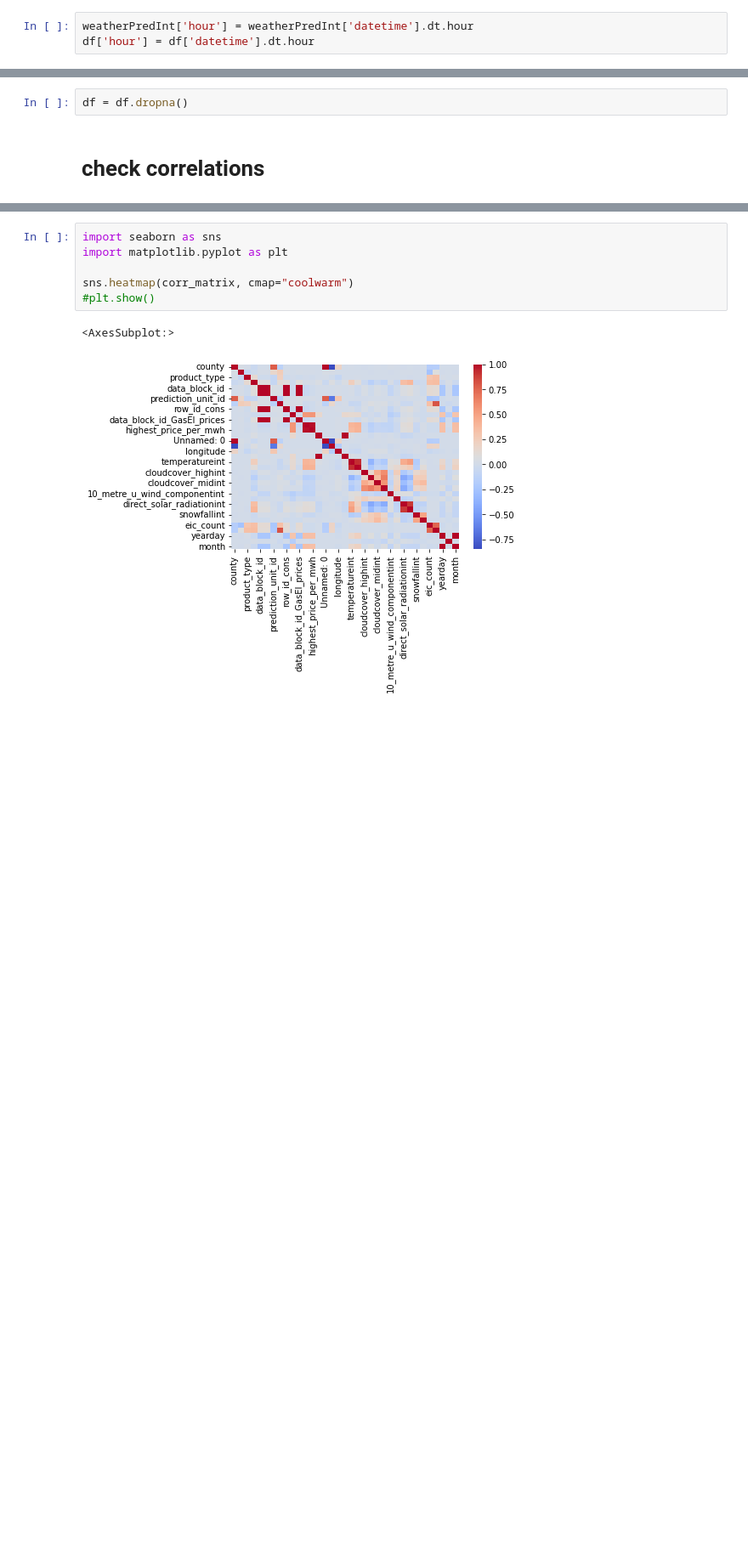
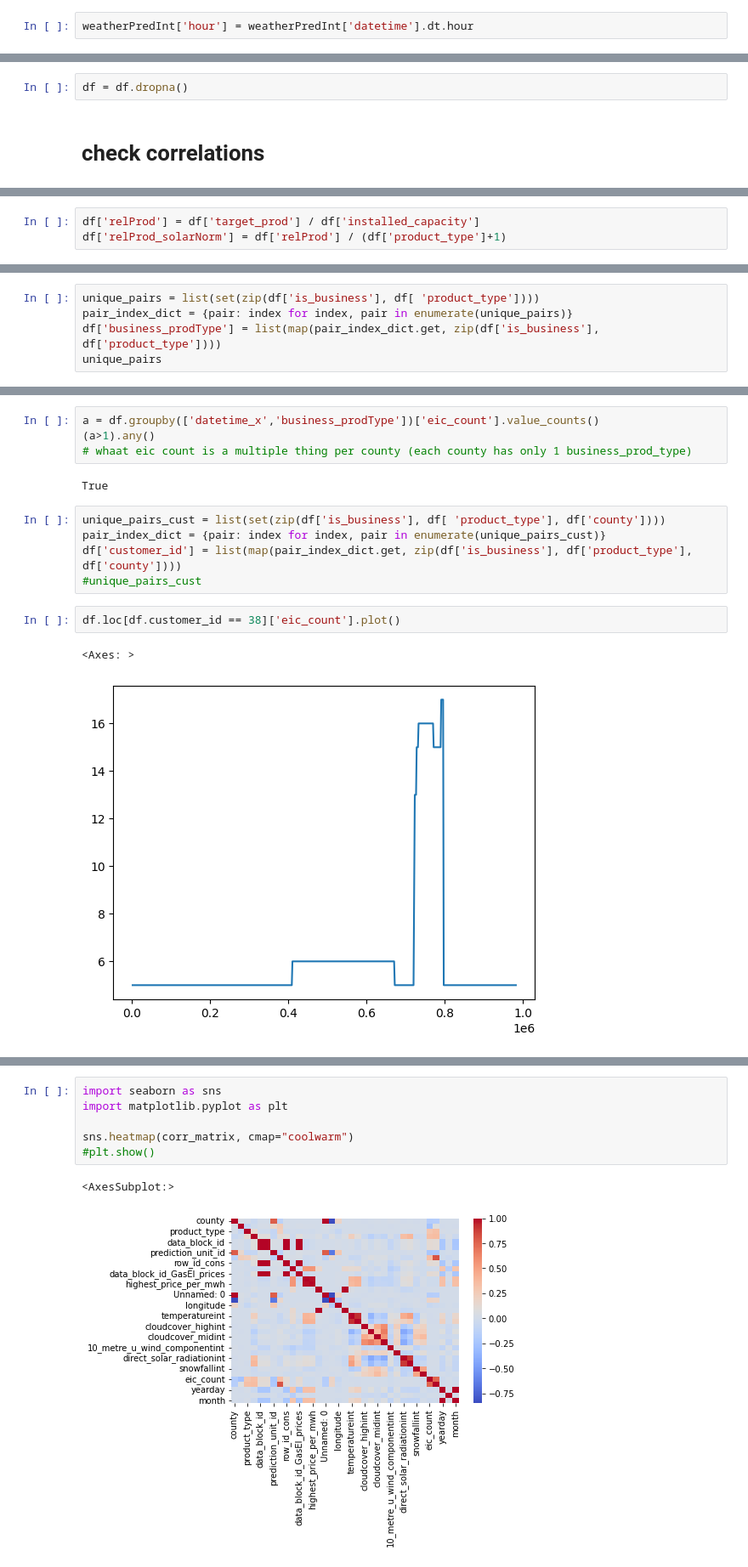
Before and after one commit to matze21/predictEnegyCons, a Jupyter notebook: jupyters/checkCorrelation.ipynb, the cells around one changed output, grey strips where cells are left out. Shown: that part at 85% size. Drawn from its saved outputs; the diff is of its cells as text; blank space fills up the shorter version.

Commit message:
investigate customer variables

```diff
--- a/jupyters/checkCorrelation.ipynb
+++ b/jupyters/checkCorrelation.ipynb
@@ -31,7 +36,6 @@ weatherPredInt['datetime'] = pd.to_datetime(weatherPredInt['forecast_datetime'])
 weatherPredInt = weatherPredInt.rename(columns={'County': 'county'})
 # %%
 weatherPredInt['hour'] = weatherPredInt['datetime'].dt.hour
-df['hour'] = df['datetime'].dt.hour
 # %%
 df = pd.merge(df, weatherPredInt, on=['hour','county','data_block_id'], how='inner')
 df.shape
@@ -85,0 +79,3 @@ df = df.dropna()
+# %%
+df['relProd'] = df['target_prod'] / df['installed_capacity']
+df['relProd_solarNorm'] = df['relProd'] / (df['product_type']+1)
@@ -85,0 +109,5 @@ df = df.dropna()
+# %%
+unique_pairs = list(set(zip(df['is_business'], df[ 'product_type'])))
+pair_index_dict = {pair: index for index, pair in enumerate(unique_pairs)}
+df['business_prodType'] = list(map(pair_index_dict.get, zip(df['is_business'], df['product_type'])))
+unique_pairs
@@ -85,0 +165,16 @@ df = df.dropna()
+# %%
+a = df.groupby(['datetime_x','business_prodType'])['eic_count'].value_counts()
+(a>1).any()
+# whaat eic count is a multiple thing per county (each county has only 1 business_prod_type)
+# %% [output]
+True
+# %%
+unique_pairs_cust = list(set(zip(df['is_business'], df[ 'product_type'], df['county'])))
+pair_index_dict = {pair: index for index, pair in enumerate(unique_pairs_cust)}
+df['customer_id'] = list(map(pair_index_dict.get, zip(df['is_business'], df['product_type'], df['county'])))
+#unique_pairs_cust
+# %%
+df.loc[df.customer_id == 38]['eic_count'].plot()
+# %% [output]
+<Axes: >
+[figure, added]
```
Also changed, not shown: parts of 35 cells of this notebook.
